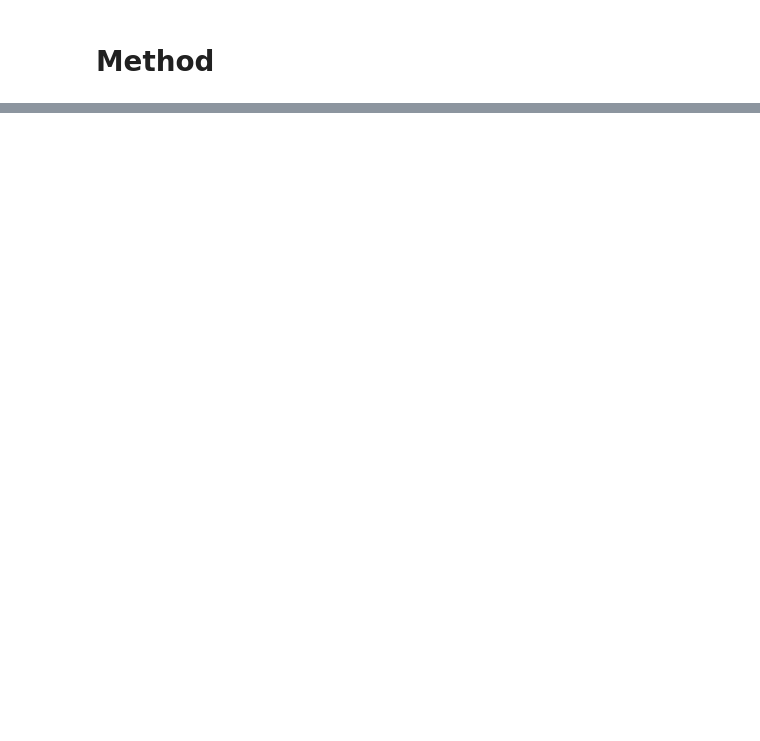
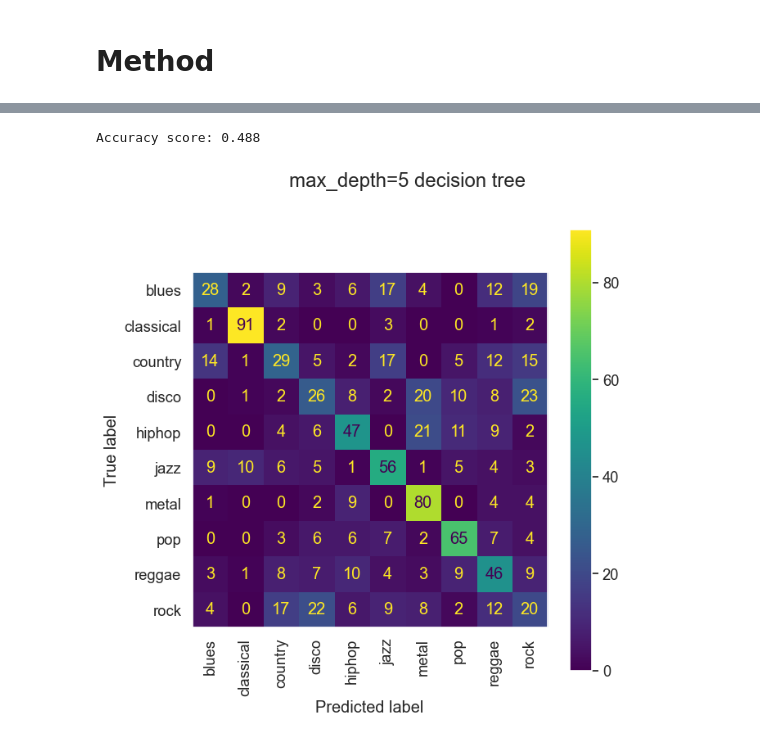
Before and after one commit to ivanmaykov/DS2500-Group-Project, a Jupyter notebook: Final_Report.ipynb, the cells around one changed output, grey strips where cells are left out. Drawn from its saved outputs; the diff is of its cells as text; code cells hidden in the pictures; blank space fills up the shorter version.

```diff
--- a/Final_Report.ipynb
+++ b/Final_Report.ipynb
@@ -66,0 +69,12 @@ For our methods, we utilized K-Nearest Neighbors as mentioned above.
+# %%
+# using the kaggle csv
+df = pd.read_csv('music_feats.csv')
+
+# get the genres in a df
+df_true = df['label']
+
+# clean the data
+features = ['tempo','beats','chroma_stft','rmse','spectral_centroid','spectral_bandwidth','rolloff','zero_crossing_rate']
+df = df[features]
+
+df.head()
@@ -66,0 +88,6 @@ For our methods, we utilized K-Nearest Neighbors as mentioned above.
+# %%
+# scale normalization - maybe don't?
+df_scaled = pd.DataFrame()
+for feat in df.columns:
+    df_scaled[feat] = df[feat] / df[feat].std()
+df = df_scaled
@@ -66,0 +143,55 @@ For our methods, we utilized K-Nearest Neighbors as mentioned above.
+# %%
+from sklearn.model_selection import StratifiedKFold
+from sklearn.metrics import confusion_matrix, ConfusionMatrixDisplay
+from sklearn.ensemble import RandomForestClassifier
+from sklearn.metrics import accuracy_score
+import numpy as np
+from sklearn import tree
+import seaborn as sns
+import matplotlib.pyplot as plt
+
+n_splits = 15
+max_depth = 5
+
+y = df_true
+y_feat_list = np.unique(y)
+
+# initialize k fold
+skfold = StratifiedKFold(n_splits=n_splits)
+
+# initialize random forest
+dec_tree_clf = RandomForestClassifier(max_depth=max_depth)
+
+# initialize y_pred, stores predictions of y
+y_pred = np.empty_like(y)
+
+for train_idx, test_idx in skfold.split(x, y):
+    # get training data
+    x_train = x[train_idx, :]
+    y_train = y[train_idx]
+
+    # get test data
+    x_test = x[test_idx, :]
+
+    # fit data
+    dec_tree_clf = dec_tree_clf.fit(x_train, y_train)
+
+    # estimate on test data
+    y_pred[test_idx] = dec_tree_clf.predict(x_test)
+
+
+# build and plot confusion matrix
+sns.set(font_scale=1.2)
+conf_mat = confusion_matrix(y_true=y, y_pred=y_pred)
+conf_mat_disp = ConfusionMatrixDisplay(conf_mat, display_labels=y_feat_list)
+conf_mat_disp.plot()
+plt.gcf().set_size_inches(7, 7)
+plt.grid(False)
+plt.suptitle('max_depth=5 decision tree')
+plt.xticks(rotation=90)
+
+acc_score = accuracy_score(y, y_pred)
+print(f'Accuracy score: {acc_score}')
+# %% [output]
+Accuracy score: 0.488
+[figure, added]
```
Also changed, not shown: parts of 12 cells of this notebook.
